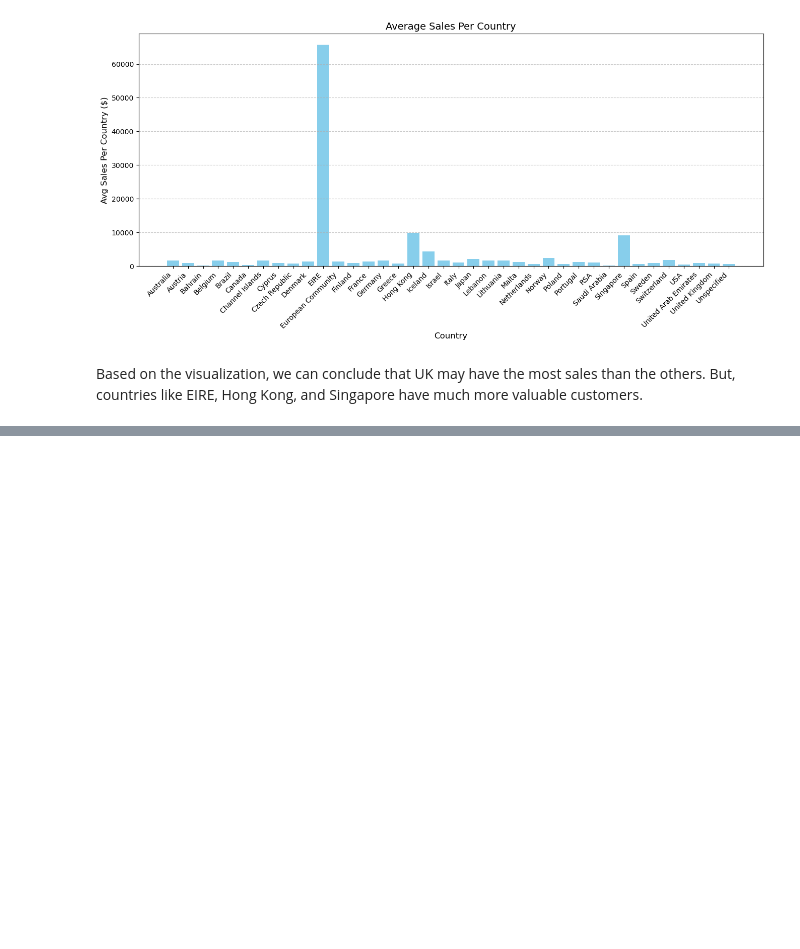
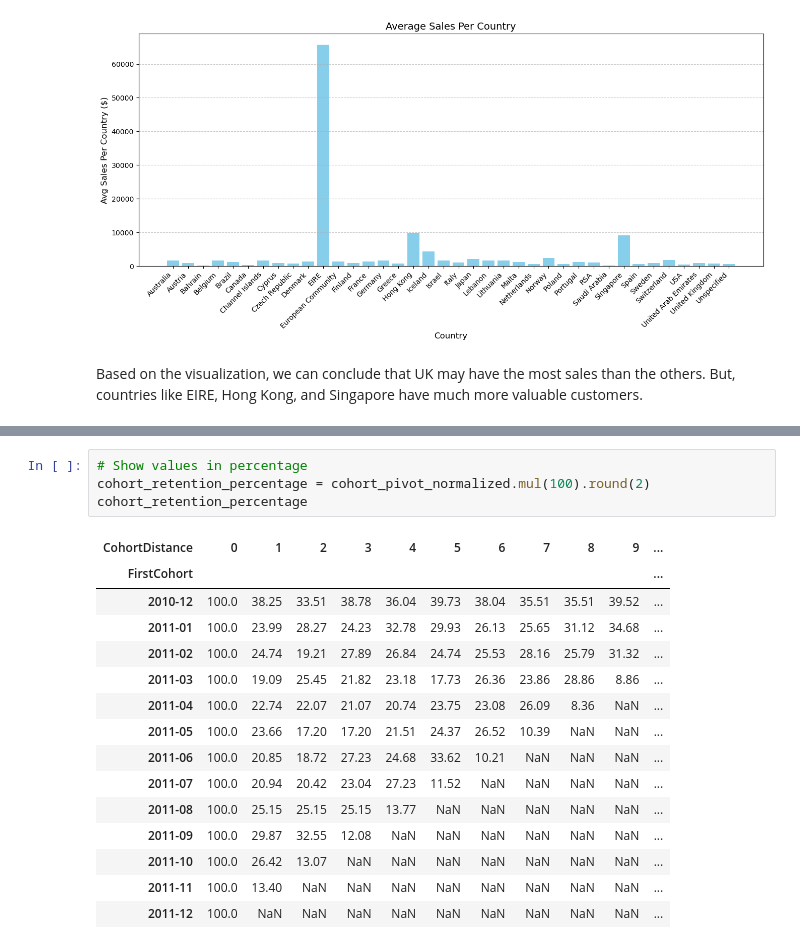
Before and after one commit to Yutsss/simple-cohort-analysis, a Jupyter notebook: cohort.ipynb, the cells around one changed output, grey strips where cells are left out. Saved outputs shown, nothing was run; the diff lists cells and outputs as text; blank space fills up the shorter version.

```diff
--- a/cohort.ipynb
+++ b/cohort.ipynb
@@ -576,0 +698,20 @@ Based on the visualization, we can conclude that UK may have the most sales than
+# %%
+# Show values in percentage
+cohort_retention_percentage = cohort_pivot_normalized.mul(100).round(2)
+cohort_retention_percentage
+# %% [output]
+| CohortDistance | 0 | 1 | 2 | 3 | 4 | 5 | 6 | 7 | 8 | 9 | ... |
+| FirstCohort |  |  |  |  |  |  |  |  |  |  | ... |
+| 2010-12 | 100.0 | 38.25 | 33.51 | 38.78 | 36.04 | 39.73 | 38.04 | 35.51 | 35.51 | 39.52 | ... |
+| 2011-01 | 100.0 | 23.99 | 28.27 | 24.23 | 32.78 | 29.93 | 26.13 | 25.65 | 31.12 | 34.68 | ... |
+| 2011-02 | 100.0 | 24.74 | 19.21 | 27.89 | 26.84 | 24.74 | 25.53 | 28.16 | 25.79 | 31.32 | ... |
+| 2011-03 | 100.0 | 19.09 | 25.45 | 21.82 | 23.18 | 17.73 | 26.36 | 23.86 | 28.86 | 8.86 | ... |
+| 2011-04 | 100.0 | 22.74 | 22.07 | 21.07 | 20.74 | 23.75 | 23.08 | 26.09 | 8.36 | NaN | ... |
+| 2011-05 | 100.0 | 23.66 | 17.20 | 17.20 | 21.51 | 24.37 | 26.52 | 10.39 | NaN | NaN | ... |
+| 2011-06 | 100.0 | 20.85 | 18.72 | 27.23 | 24.68 | 33.62 | 10.21 | NaN | NaN | NaN | ... |
+| 2011-07 | 100.0 | 20.94 | 20.42 | 23.04 | 27.23 | 11.52 | NaN | NaN | NaN | NaN | ... |
+| 2011-08 | 100.0 | 25.15 | 25.15 | 25.15 | 13.77 | NaN | NaN | NaN | NaN | NaN | ... |
+| 2011-09 | 100.0 | 29.87 | 32.55 | 12.08 | NaN | NaN | NaN | NaN | NaN | NaN | ... |
+| 2011-10 | 100.0 | 26.42 | 13.07 | NaN | NaN | NaN | NaN | NaN | NaN | NaN | ... |
+| 2011-11 | 100.0 | 13.40 | NaN | NaN | NaN | NaN | NaN | NaN | NaN | NaN | ... |
+| 2011-12 | 100.0 | NaN | NaN | NaN | NaN | NaN | NaN | NaN | NaN | NaN | ... |
```
Also changed, not shown: parts of 9 cells of this notebook.
